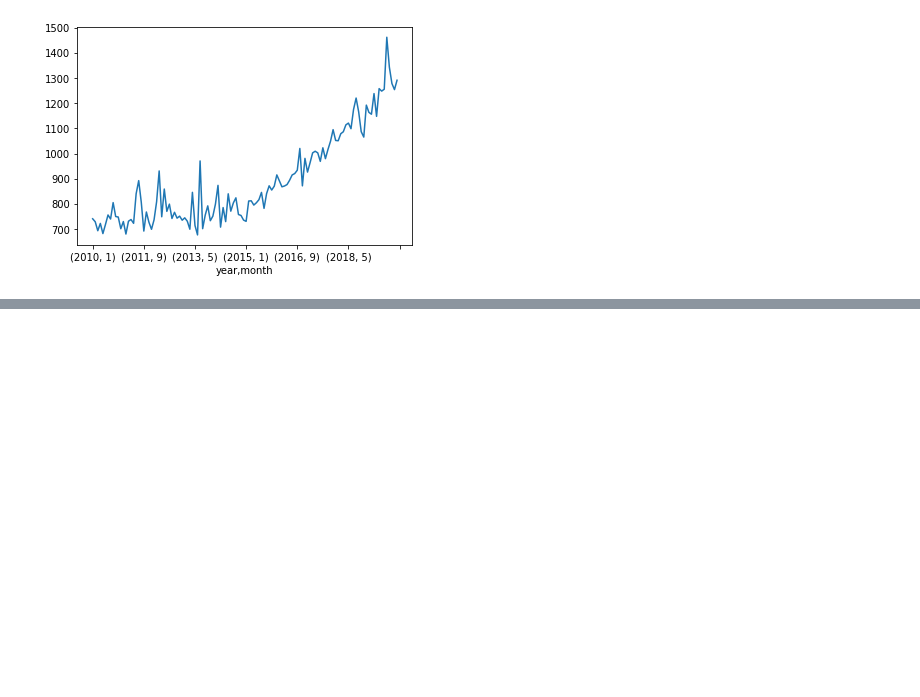
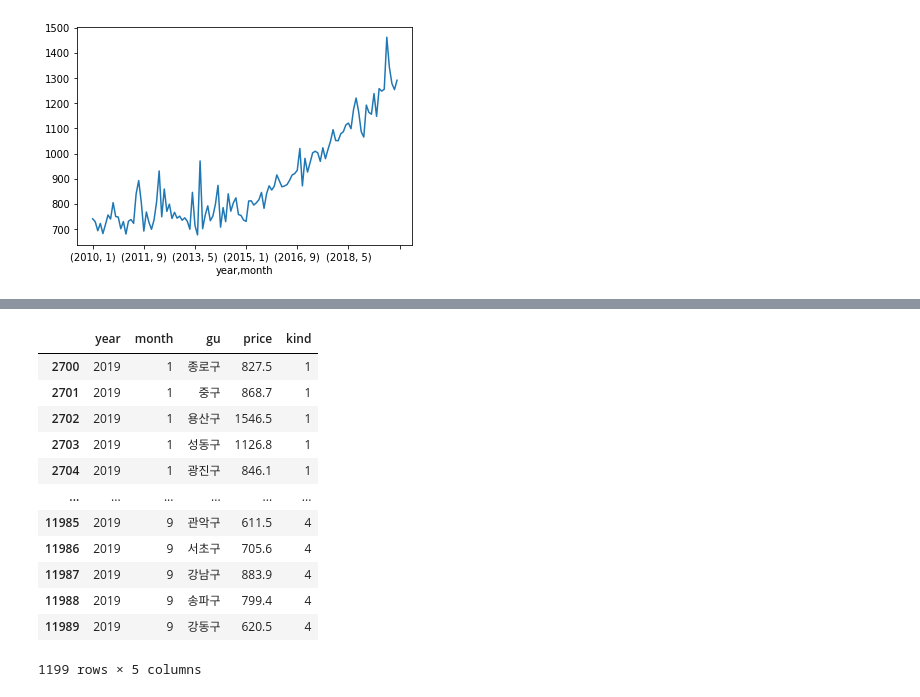
Before and after one commit to Jungsan005/Bigdata-Class, a Jupyter notebook: 매매평당금액.ipynb, the cells around one changed output, grey strips where cells are left out. Cells and saved outputs as stored; diff of their text form; code cells hidden in the pictures; blank space fills up the shorter version.

```diff
--- a/매매평당금액.ipynb
+++ b/매매평당금액.ipynb
@@ -80,0 +105,17 @@ df_Trade_b ['price','강남구'].plot()
+# %%
+df_2019 = df[df['year'].isin(['2019'])]
+df_2019
+# %% [output]
+|  | year | month | gu | price | kind |
+| 2700 | 2019 | 1 | 종로구 | 827.5 | 1 |
+| 2701 | 2019 | 1 | 중구 | 868.7 | 1 |
+| 2702 | 2019 | 1 | 용산구 | 1546.5 | 1 |
+| 2703 | 2019 | 1 | 성동구 | 1126.8 | 1 |
+| 2704 | 2019 | 1 | 광진구 | 846.1 | 1 |
+| ... | ... | ... | ... | ... | ... |
+| 11985 | 2019 | 9 | 관악구 | 611.5 | 4 |
+| 11986 | 2019 | 9 | 서초구 | 705.6 | 4 |
+| 11987 | 2019 | 9 | 강남구 | 883.9 | 4 |
+| 11988 | 2019 | 9 | 송파구 | 799.4 | 4 |
+| 11989 | 2019 | 9 | 강동구 | 620.5 | 4 |
+1199 rows × 5 columns
```
Also changed, not shown: parts of 21 cells of this notebook.
